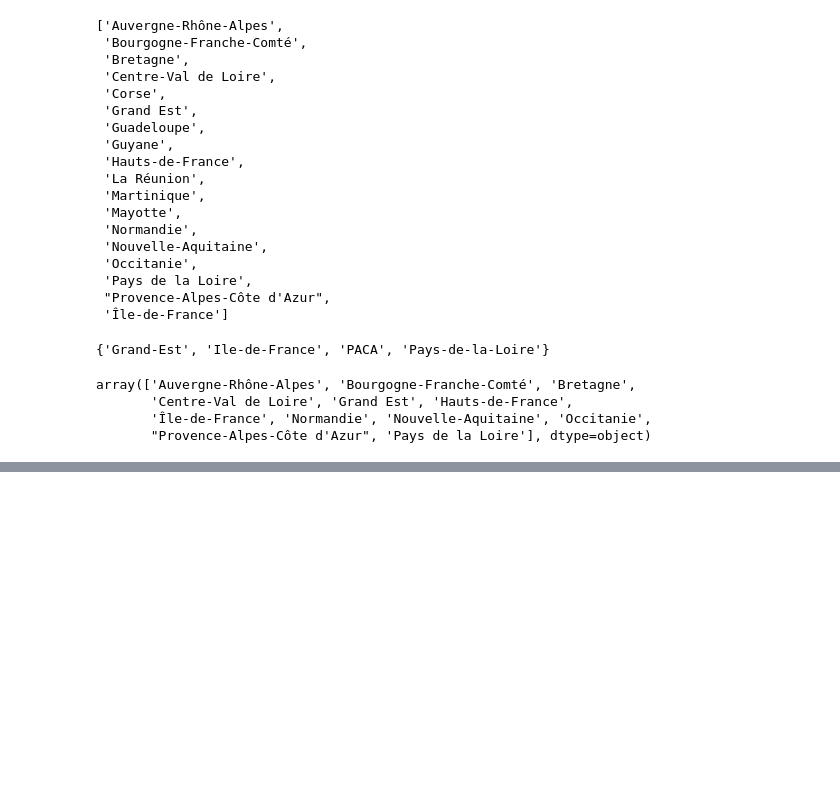
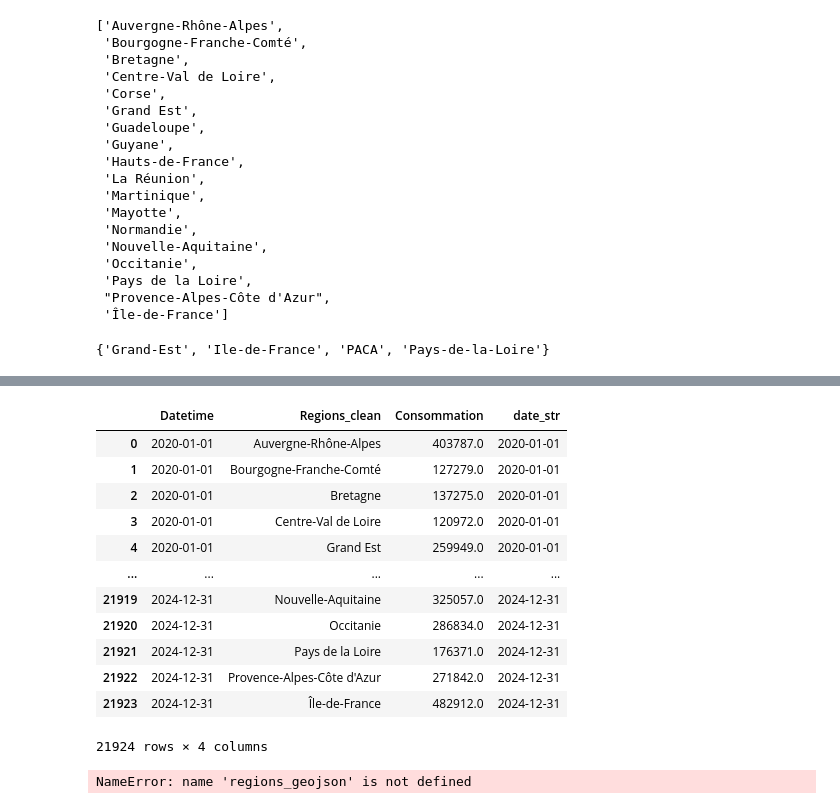
Before and after one commit to ROUSenghak/Python_Project_2A, a Jupyter notebook: notebook/EDA.ipynb, the cells around one changed output, grey strips where cells are left out. Saved outputs shown, nothing was run; the diff lists cells and outputs as text; code cells hidden in the pictures; blank space fills up the shorter version.

```diff
--- a/notebook/EDA.ipynb
+++ b/notebook/EDA.ipynb
@@ -151,12 +170,6 @@ region_mapping = {
     "Pays-de-la-Loire": "Pays de la Loire",
     "PACA": "Provence-Alpes-Côte d'Azur"
 }
-df["Regions"] = df["Regions"].replace(region_mapping)
 
-df["Regions"].unique()
+df["Regions_clean"] = df["Regions"].replace(region_mapping)
-# %% [output]
-array(['Auvergne-Rhône-Alpes', 'Bourgogne-Franche-Comté', 'Bretagne',
-       'Centre-Val de Loire', 'Grand Est', 'Hauts-de-France',
-       'Île-de-France', 'Normandie', 'Nouvelle-Aquitaine', 'Occitanie',
-       "Provence-Alpes-Côte d'Azur", 'Pays de la Loire'], dtype=object)
 # %%
@@ -174,13 +187,10 @@ regions_geojson = json.loads(regions_simplified.to_json())
 # %%
 df_day_region = (
-    df.groupby(["Datetime", "Regions"], as_index=False)["Consommation"]
+    df.groupby(["Datetime", "Regions_clean"], as_index=False)["Consommation"]
       .sum()
 )
 
-# ensure Datetime is really datetime
 df_day_region["Datetime"] = pd.to_datetime(df_day_region["Datetime"])
-
-# string version of the date for the slider
 df_day_region["date_str"] = df_day_region["Datetime"].dt.strftime("%Y-%m-%d")
 # %%
 # regions_metropole
@@ -199,11 +209,27 @@ df_day_region["date_str"] = df_day_region["Datetime"].dt.strftime("%Y-%m-%d")
 | 14 | 24 | France | Centre-Val de Loire | 2573180 | IGN:EXPRESS-COG-CARTO-TERRITOIRE | POLYGON ((2.93662 48.16346, 2.900... |
 | 15 | 32 | France | Hauts-de-France | 6004947 | IGN:EXPRESS-COG-CARTO-TERRITOIRE | POLYGON ((4.23316 49.95775, 4.232... |
 | 16 | 94 | France | Corse | 340440 | IGN:EXPRESS-COG-CARTO-TERRITOIRE | MULTIPOLYGON (((9.38188 41.50903,... |
+# %%
+df_day_region
+# %% [output]
+|  | Datetime | Regions_clean | Consommation | date_str |
+| 0 | 2020-01-01 | Auvergne-Rhône-Alpes | 403787.0 | 2020-01-01 |
+| 1 | 2020-01-01 | Bourgogne-Franche-Comté | 127279.0 | 2020-01-01 |
+| 2 | 2020-01-01 | Bretagne | 137275.0 | 2020-01-01 |
+| 3 | 2020-01-01 | Centre-Val de Loire | 120972.0 | 2020-01-01 |
+| 4 | 2020-01-01 | Grand Est | 259949.0 | 2020-01-01 |
+| ... | ... | ... | ... | ... |
+| 21919 | 2024-12-31 | Nouvelle-Aquitaine | 325057.0 | 2024-12-31 |
+| 21920 | 2024-12-31 | Occitanie | 286834.0 | 2024-12-31 |
+| 21921 | 2024-12-31 | Pays de la Loire | 176371.0 | 2024-12-31 |
+| 21922 | 2024-12-31 | Provence-Alpes-Côte d'Azur | 271842.0 | 2024-12-31 |
+| 21923 | 2024-12-31 | Île-de-France | 482912.0 | 2024-12-31 |
+21924 rows × 4 columns
 # %%
 fig = px.choropleth(
     df_day_region,
     geojson=regions_geojson,
-    locations="Regions",
+    locations="Regions_clean",              # IMPORTANT CHANGE
     featureidkey="properties.LIBELLE_REGION",
     color="Consommation",
     animation_frame="date_str",
@@ -212,6 +238,5 @@ fig = px.choropleth(
             "date_str": "Date"},
     title="Daily Electricity Consumption by Region in France"
 )
-
-fig.update_geos(fitbounds="locations", visible=False)
-fig.show()
+# %% [output]
+NameError: name 'regions_geojson' is not defined
```
Also changed, not shown: parts of 3 cells of this notebook.
